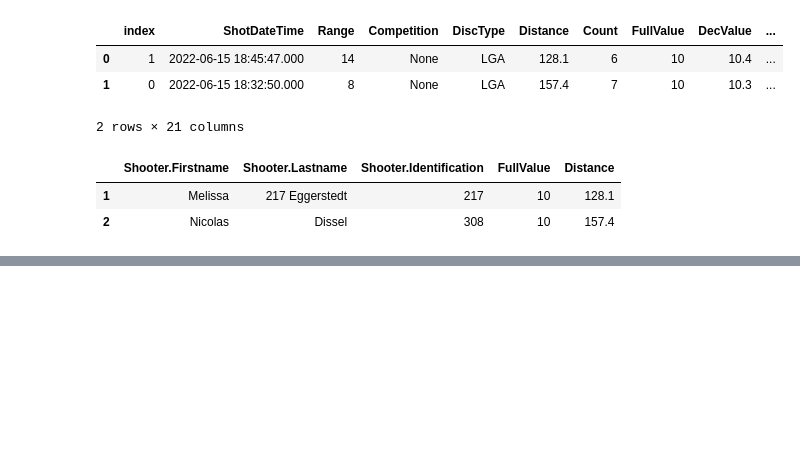
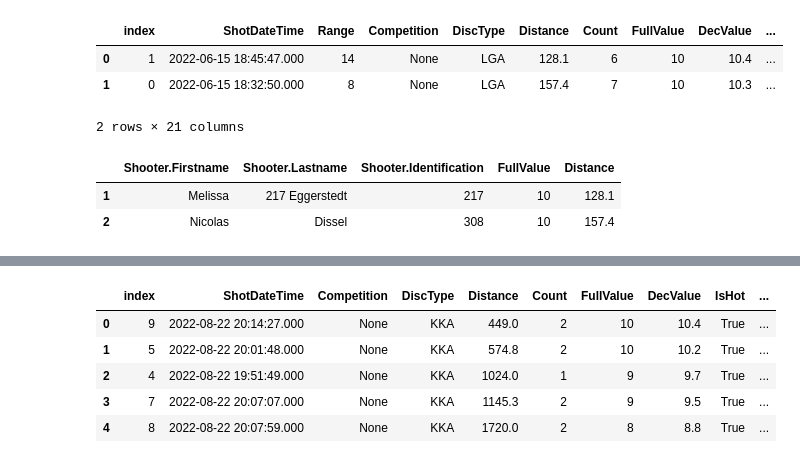
Before and after one commit to tispar/Pokalschiessen, a Jupyter notebook: backend.ipynb, the cells around one changed output, grey strips where cells are left out. Saved outputs shown, nothing was run; the diff lists cells and outputs as text; code cells hidden in the pictures; blank space fills up the shorter version.

```diff
--- a/backend.ipynb
+++ b/backend.ipynb
@@ -228,0 +322,9 @@ display
+# %%
+oldies.head()
+# %% [output]
+|  | index | ShotDateTime | Competition | DiscType | Distance | Count | FullValue | DecValue | IsHot | ... |
+| 0 | 9 | 2022-08-22 20:14:27.000 | None | KKA | 449.0 | 2 | 10 | 10.4 | True | ... |
+| 1 | 5 | 2022-08-22 20:01:48.000 | None | KKA | 574.8 | 2 | 10 | 10.2 | True | ... |
+| 2 | 4 | 2022-08-22 19:51:49.000 | None | KKA | 1024.0 | 1 | 9 | 9.7 | True | ... |
+| 3 | 7 | 2022-08-22 20:07:07.000 | None | KKA | 1145.3 | 2 | 9 | 9.5 | True | ... |
+| 4 | 8 | 2022-08-22 20:07:59.000 | None | KKA | 1720.0 | 2 | 8 | 8.8 | True | ... |
```
Also changed, not shown: parts of 12 cells of this notebook, 4 other files.
